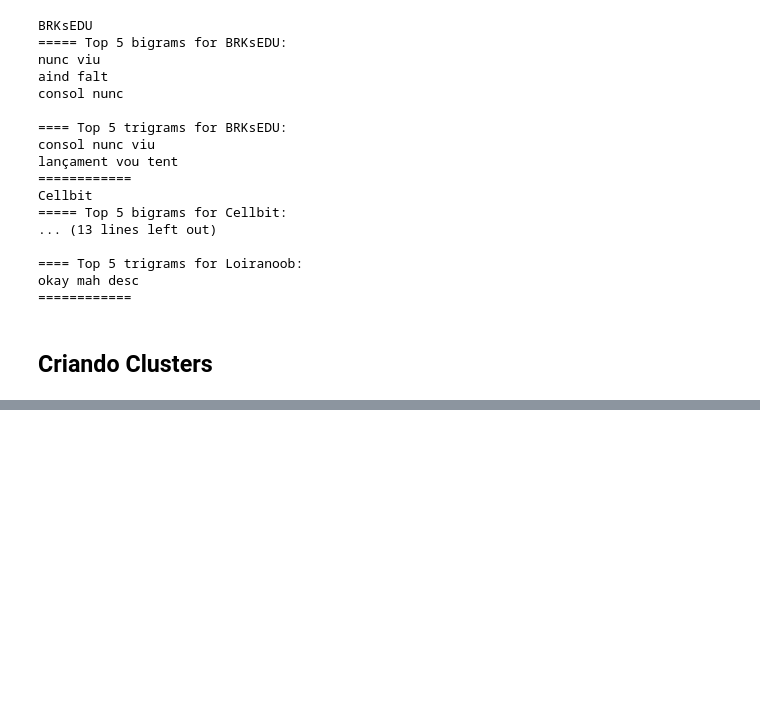
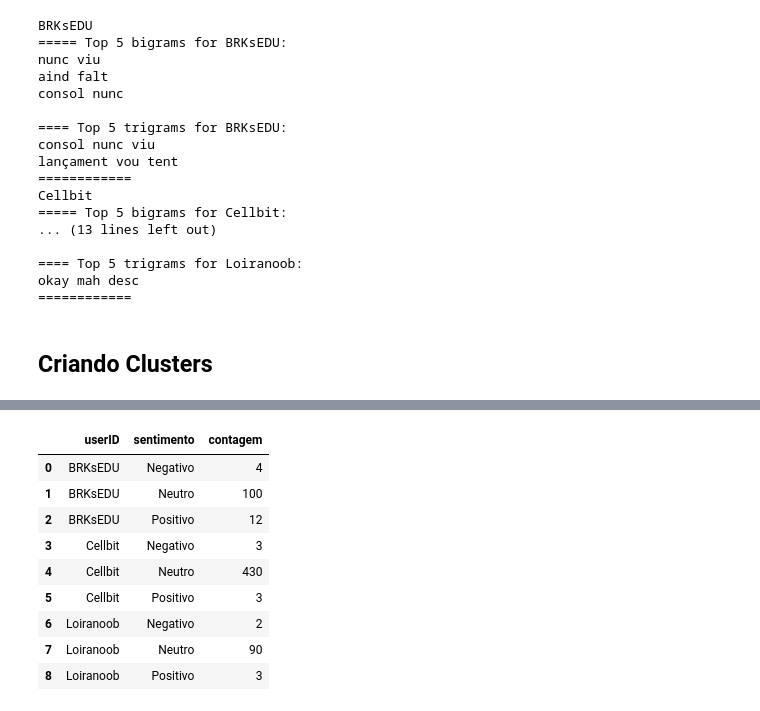
Before and after one commit to abndre/tcc-grupo02, a Jupyter notebook: analise-de-dados/Analise de dados das iteracoes dos tweets.ipynb, the cells around one changed output, grey strips where cells are left out. Drawn from its saved outputs; the diff is of its cells as text; code cells hidden in the pictures; blank space fills up the shorter version.

```diff
--- a/analise-de-dados/Analise de dados das iteracoes dos tweets.ipynb
+++ b/analise-de-dados/Analise de dados das iteracoes dos tweets.ipynb
@@ -356,0 +359,16 @@ for label in df['cluster'].unique():
+# %%
+from textblob import TextBlob
+
+def analisar_sentimento(tweet):
+    blob = TextBlob(tweet)
+    polaridade = blob.sentiment.polarity
+
+    if polaridade > 0:
+        return 'Positivo'
+    elif polaridade < 0:
+        return 'Negativo'
+    else:
+        return 'Neutro'
+
+
+df['sentimento'] = df['clean_text_resposta'].apply(analisar_sentimento)
@@ -356,0 +413,13 @@ for label in df['cluster'].unique():
+# %%
+df.groupby(['userID', 'sentimento']).size().reset_index(name='contagem')
+# %% [output]
+|  | userID | sentimento | contagem |
+| 0 | BRKsEDU | Negativo | 4 |
+| 1 | BRKsEDU | Neutro | 100 |
+| 2 | BRKsEDU | Positivo | 12 |
+| 3 | Cellbit | Negativo | 3 |
+| 4 | Cellbit | Neutro | 430 |
+| 5 | Cellbit | Positivo | 3 |
+| 6 | Loiranoob | Negativo | 2 |
+| 7 | Loiranoob | Neutro | 90 |
+| 8 | Loiranoob | Positivo | 3 |
```
Also changed, not shown: parts of 12 cells of this notebook, 3 other files.
